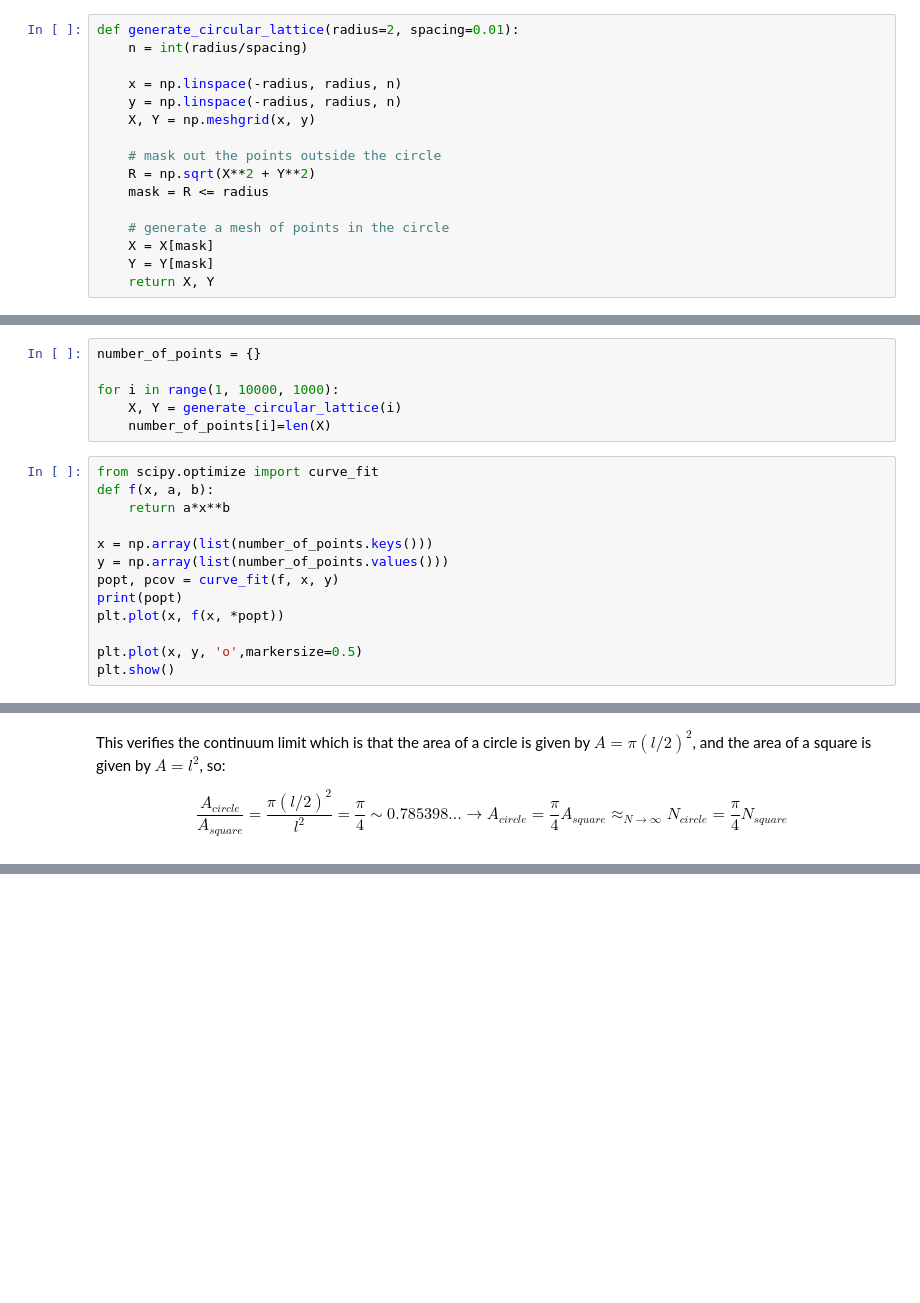
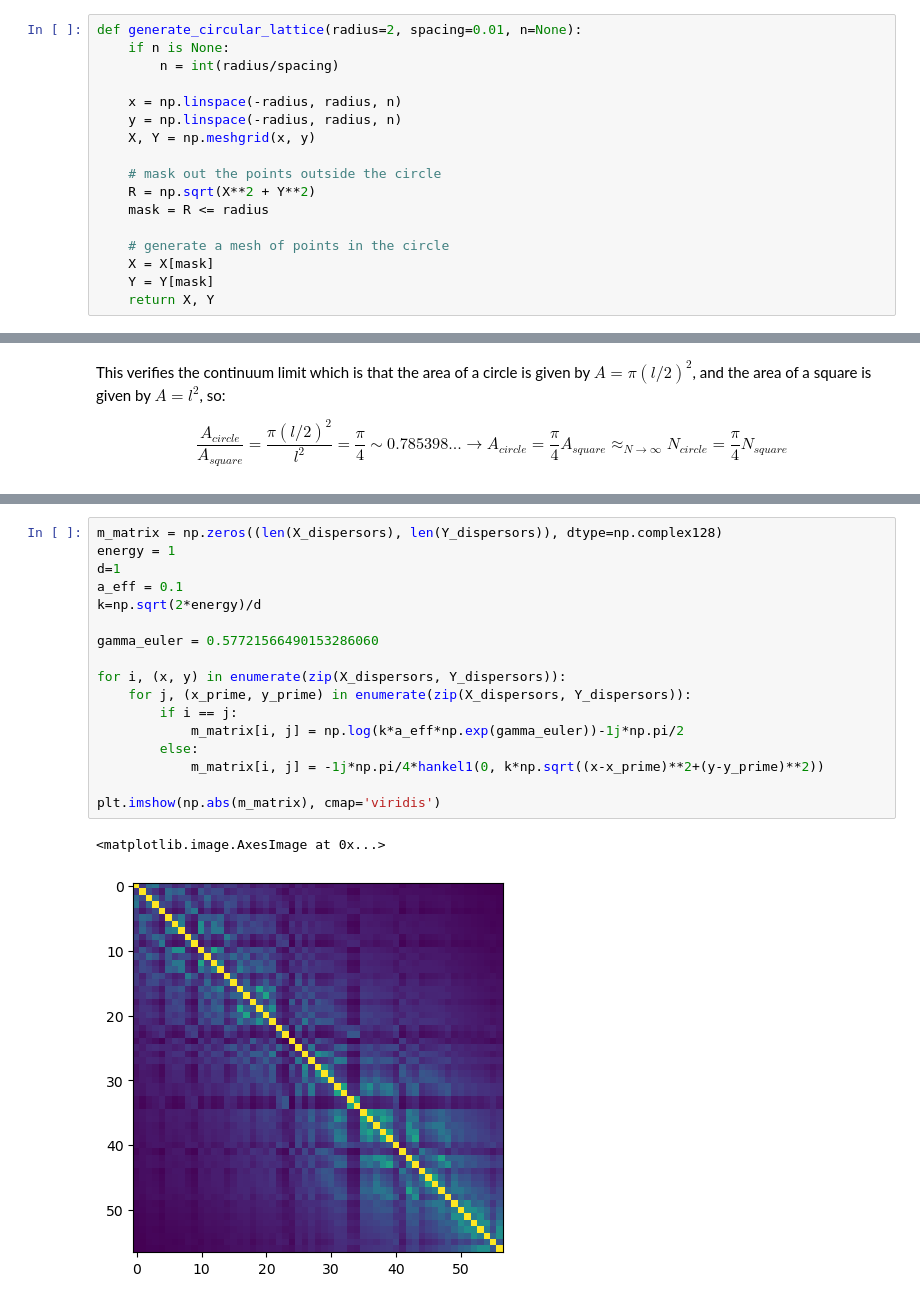
Before and after one commit to pfargas/Disordered-Quantum-Gases, a Jupyter notebook: computations.ipynb, the cells around one changed output, grey strips where cells are left out. Saved outputs shown, nothing was run; the diff lists cells and outputs as text; blank space fills up the shorter version.

Commit message:
Linear system solver in notebook, start to clean random lattice generator

```diff
--- a/computations.ipynb
+++ b/computations.ipynb
@@ -49,8 +49,9 @@ def generate_circular_lattice(n):
     Y = Y[mask]
     return X, Y
 # %%
-def generate_circular_lattice(radius=2, spacing=0.01):
-    n = int(radius/spacing)
+def generate_circular_lattice(radius=2, spacing=0.01, n=None):
+    if n is None:
+        n = int(radius/spacing)
 
     x = np.linspace(-radius, radius, n)
     y = np.linspace(-radius, radius, n)
@@ -101,22 +104,3 @@ plt.legend()
 plt.axis('equal');
 # %% [output]
 [figure]
-# %%
-number_of_points = {}
-
-for i in range(1, 10000, 1000):
-    X, Y = generate_circular_lattice(i)
-    number_of_points[i]=len(X)
-# %%
-from scipy.optimize import curve_fit
-def f(x, a, b):
-    return a*x**b
-
-x = np.array(list(number_of_points.keys()))
-y = np.array(list(number_of_points.values()))
-popt, pcov = curve_fit(f, x, y)
-print(popt)
-plt.plot(x, f(x, *popt))
-
-plt.plot(x, y, 'o',markersize=0.5)
-plt.show()
@@ -129,0 +140,20 @@ $$\frac{A_{circle}}{A_{square}}=\frac{\pi (l/2)^2}{l^2}=\frac{\pi}{4}\sim 0.7853
+# %%
+m_matrix = np.zeros((len(X_dispersors), len(Y_dispersors)), dtype=np.complex128)
+energy = 1
+d=1
+a_eff = 0.1
+k=np.sqrt(2*energy)/d
+
+gamma_euler = 0.57721566490153286060
+
+for i, (x, y) in enumerate(zip(X_dispersors, Y_dispersors)):
+    for j, (x_prime, y_prime) in enumerate(zip(X_dispersors, Y_dispersors)):
+        if i == j:
+            m_matrix[i, j] = np.log(k*a_eff*np.exp(gamma_euler))-1j*np.pi/2
+        else:
+            m_matrix[i, j] = -1j*np.pi/4*hankel1(0, k*np.sqrt((x-x_prime)**2+(y-y_prime)**2))
+
+plt.imshow(np.abs(m_matrix), cmap='viridis')
+# %% [output]
+<matplotlib.image.AxesImage at 0x...>
+[figure, added]
```
Also changed, not shown: parts of 9 cells of this notebook, 2 other files.
